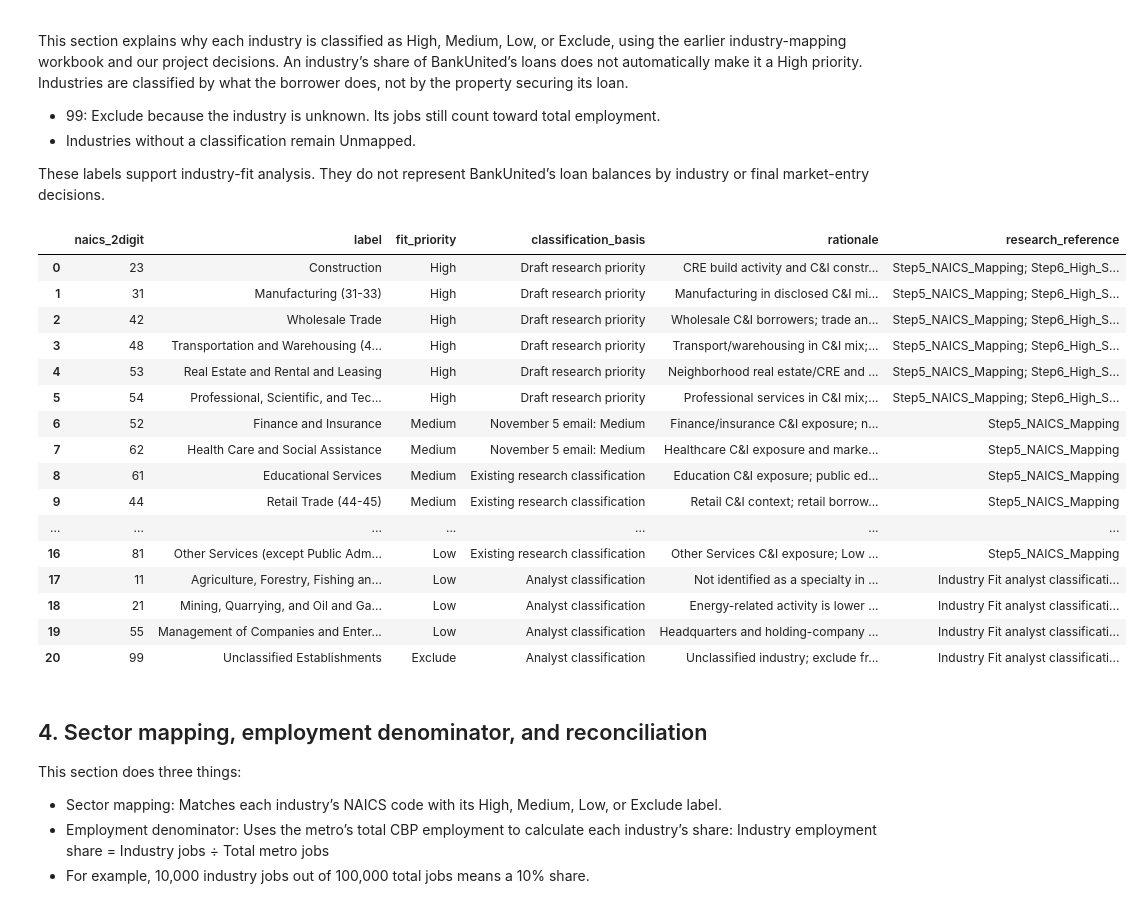
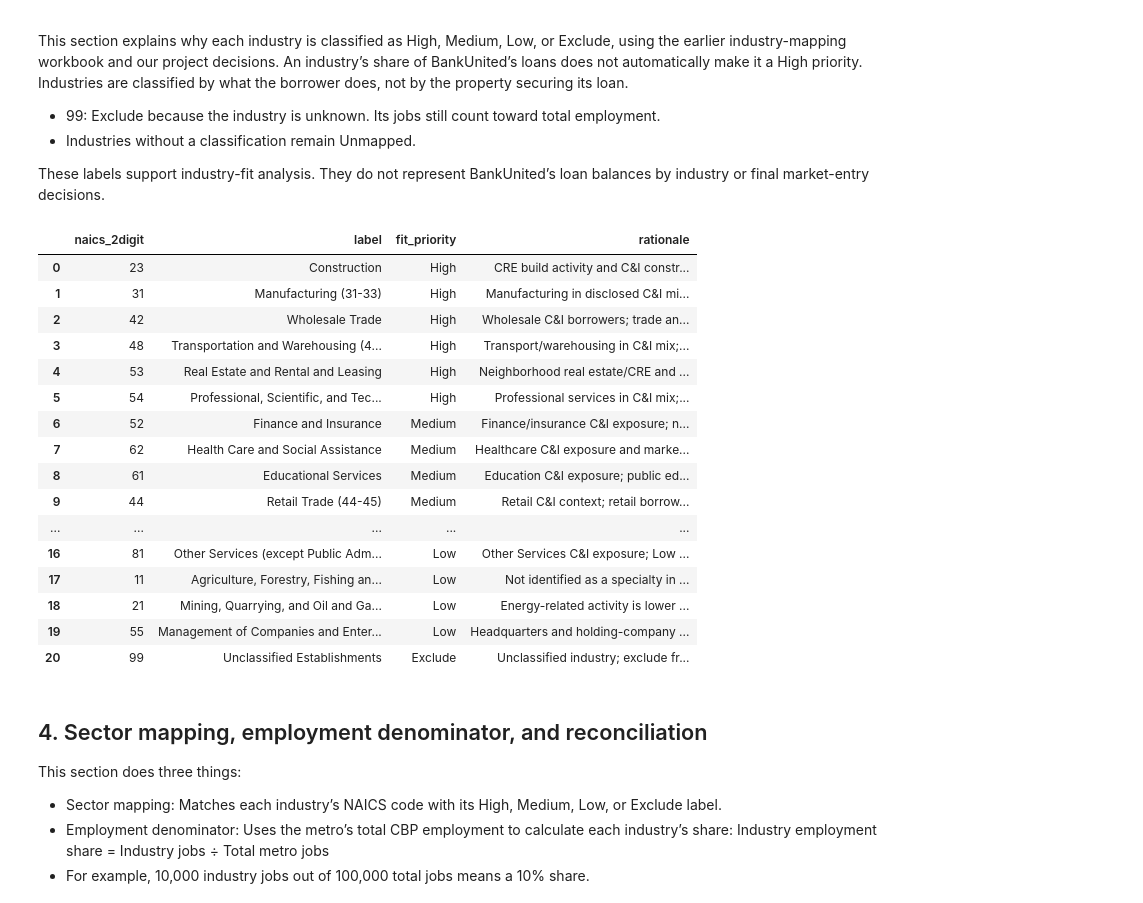
Before and after one commit to Kottakotavenkatakeerthika/bankunited-market-expansion, a Jupyter notebook: notebooks/industry_fit_exploration.ipynb, the cells around one changed output. Drawn from its saved outputs; the diff is of its cells as text; code cells hidden in the pictures.

Commit message:
Add industry fit analysis

```diff
--- a/notebooks/industry_fit_exploration.ipynb
+++ b/notebooks/industry_fit_exploration.ipynb
@@ -31,7 +50,10 @@ def find_root():
 ROOT = find_root()
 if str(ROOT) not in sys.path:
     sys.path.insert(0, str(ROOT))
-from src.bankunited_fit import load_fit_priorities
+def load_fit_priorities(path):
+    frame = pd.read_csv(path, dtype={"naics_2digit": str})
+    frame["naics_2digit"] = frame.naics_2digit.astype(str).str.zfill(2)
+    return frame
 
 YEAR = 2023
 FOCUS_CBSA = "16740"  # Charlotte
@@ -91,6 +113,8 @@ display(priorities)
 assert not metro_panel.duplicated(["cbsa_code", "year"]).any(), "Duplicate metro-year keys"
 assert BASE_YEAR < YEAR, "BASE_YEAR must precede YEAR"
 assert BASE_YEAR in set(panel.year), "Growth base year unavailable"
+priorities["approval_review_required"] = True
+# A label without an analyst note is not proof of sponsor approval.
 # %% [output]
 Panel: 67,487 rows; 2015–2023
 Snapshot: 387 metros, 20 sector codes
@@ -124,57 +186,50 @@ These labels support industry-fit analysis. They do not represent BankUnited’s
 # %%
 reasons = {
     "11": "Not identified as a specialty in the reviewed research; outside the High draft set",
     "21": "Energy-related activity is lower priority; distinct from Utilities 22",
     "55": "Headquarters and holding-company jobs are not a direct local lending-target signal",
     "99": "Unclassified industry; exclude from Fit numerator, retain in all-industry denominator",
     "23": "CRE build activity and C&I construction borrowers",
     "31": "Manufacturing in disclosed C&I mix; commercial middle-market alignment",
     "42": "Wholesale C&I borrowers; trade and supply-chain relationships",
     "48": "Transport/warehousing in C&I mix; logistics context",
     "53": "Neighborhood real estate/CRE and C&I real-estate borrowers",
     "54": "Professional services in C&I mix; corporate banking context",
     "52": "Finance/insurance C&I exposure; national/NDFI footprint weakens local-demand inference",
     "62": "Healthcare C&I exposure and marketed healthcare capability; current Medium classification",
     "61": "Education C&I exposure; public education underrepresented in CBP",
     "44": "Retail C&I context; retail borrowers differ from retail-property collateral",
     "22": "November 5, 2026 email: Utilities is Medium; healthcare and finance remain Medium",
     "51": "Information C&I exposure; Low in Step5 mapping",
     "56": "Administrative/support/waste C&I exposure; Low in Step5 mapping",
     "81": "Other Services C&I exposure; Low in Step5 mapping",
     "72": "Accommodation/food C&I context; de-emphasized franchise overlap",
     "71": "Excluded from industry-fit targets under current mapping",
     "92": "Public administration context; QCEW required",
 }
 evidence = priorities.copy()
 evidence["rationale"] = evidence.naics_2digit.map(reasons)
-evidence["research_reference"] = "Step5_NAICS_Mapping"
-evidence.loc[evidence.naics_2digit.isin(["23", "31", "42", "48", "53", "54"]), "research_reference"] += "; Step6_High_Subset; Step7_OnePager"
-evidence.loc[evidence.naics_2digit.eq("22"), "research_reference"] = "Step7_OnePager; STEP5_NAICS_MAPPING.md (November 5 update)"
-evidence["classification_basis"] = np.where(evidence.fit_priority.eq("High"), "Draft research priority", "Existing research classification")
-evidence.loc[evidence.naics_2digit.isin(["22", "52", "62"]), "classification_basis"] = "November 5 email: Medium"
-evidence.loc[evidence.naics_2digit.isin(["11", "21", "55", "99"]), "research_reference"] = "Industry Fit analyst classification supplied by project owner"
-evidence.loc[evidence.naics_2digit.isin(["11", "21", "55", "99"]), "classification_basis"] = "Analyst classification"
 
 assert evidence.rationale.notna().all(), "Document the rationale for any newly added priority"
-display(evidence[["naics_2digit", "label", "fit_priority", "classification_basis", "rationale", "research_reference"]])
+display(evidence[["naics_2digit", "label", "fit_priority", "rationale"]])
 # %% [output]
-|  | naics_2digit | label | fit_priority | classification_basis | rationale | research_reference |
-| 0 | 23 | Construction | High | Draft research priority | CRE build activity and C&I constr... | Step5_NAICS_Mapping; Step6_High_S... |
-| 1 | 31 | Manufacturing (31-33) | High | Draft research priority | Manufacturing in disclosed C&I mi... | Step5_NAICS_Mapping; Step6_High_S... |
-| 2 | 42 | Wholesale Trade | High | Draft research priority | Wholesale C&I borrowers; trade an... | Step5_NAICS_Mapping; Step6_High_S... |
-| 3 | 48 | Transportation and Warehousing (4... | High | Draft research priority | Transport/warehousing in C&I mix;... | Step5_NAICS_Mapping; Step6_High_S... |
-| 4 | 53 | Real Estate and Rental and Leasing | High | Draft research priority | Neighborhood real estate/CRE and ... | Step5_NAICS_Mapping; Step6_High_S... |
-| 5 | 54 | Professional, Scientific, and Tec... | High | Draft research priority | Professional services in C&I mix;... | Step5_NAICS_Mapping; Step6_High_S... |
-| 6 | 52 | Finance and Insurance | Medium | November 5 email: Medium | Finance/insurance C&I exposure; n... | Step5_NAICS_Mapping |
-| 7 | 62 | Health Care and Social Assistance | Medium | November 5 email: Medium | Healthcare C&I exposure and marke... | Step5_NAICS_Mapping |
-| 8 | 61 | Educational Services | Medium | Existing research classification | Education C&I exposure; public ed... | Step5_NAICS_Mapping |
-| 9 | 44 | Retail Trade (44-45) | Medium | Existing research classification | Retail C&I context; retail borrow... | Step5_NAICS_Mapping |
-| ... | ... | ... | ... | ... | ... | ... |
-| 16 | 81 | Other Services (except Public Adm... | Low | Existing research classification | Other Services C&I exposure; Low ... | Step5_NAICS_Mapping |
-| 17 | 11 | Agriculture, Forestry, Fishing an... | Low | Analyst classification | Not identified as a specialty in ... | Industry Fit analyst classificati... |
-| 18 | 21 | Mining, Quarrying, and Oil and Ga... | Low | Analyst classification | Energy-related activity is lower ... | Industry Fit analyst classificati... |
-| 19 | 55 | Management of Companies and Enter... | Low | Analyst classification | Headquarters and holding-company ... | Industry Fit analyst classificati... |
-| 20 | 99 | Unclassified Establishments | Exclude | Analyst classification | Unclassified industry; exclude fr... | Industry Fit analyst classificati... |
+|  | naics_2digit | label | fit_priority | rationale |
+| 0 | 23 | Construction | High | CRE build activity and C&I constr... |
+| 1 | 31 | Manufacturing (31-33) | High | Manufacturing in disclosed C&I mi... |
+| 2 | 42 | Wholesale Trade | High | Wholesale C&I borrowers; trade an... |
+| 3 | 48 | Transportation and Warehousing (4... | High | Transport/warehousing in C&I mix;... |
+| 4 | 53 | Real Estate and Rental and Leasing | High | Neighborhood real estate/CRE and ... |
+| 5 | 54 | Professional, Scientific, and Tec... | High | Professional services in C&I mix;... |
+| 6 | 52 | Finance and Insurance | Medium | Finance/insurance C&I exposure; n... |
+| 7 | 62 | Health Care and Social Assistance | Medium | Healthcare C&I exposure and marke... |
+| 8 | 61 | Educational Services | Medium | Education C&I exposure; public ed... |
+| 9 | 44 | Retail Trade (44-45) | Medium | Retail C&I context; retail borrow... |
+| ... | ... | ... | ... | ... |
+| 16 | 81 | Other Services (except Public Adm... | Low | Other Services C&I exposure; Low ... |
+| 17 | 11 | Agriculture, Forestry, Fishing an... | Low | Not identified as a specialty in ... |
+| 18 | 21 | Mining, Quarrying, and Oil and Ga... | Low | Energy-related activity is lower ... |
+| 19 | 55 | Management of Companies and Enter... | Low | Headquarters and holding-company ... |
+| 20 | 99 | Unclassified Establishments | Exclude | Unclassified industry; exclude fr... |
 # %% [markdown]
 ## 4. Sector mapping, employment denominator, and reconciliation
 
```
Also changed, not shown: parts of 20 cells of this notebook, 1 other file.
